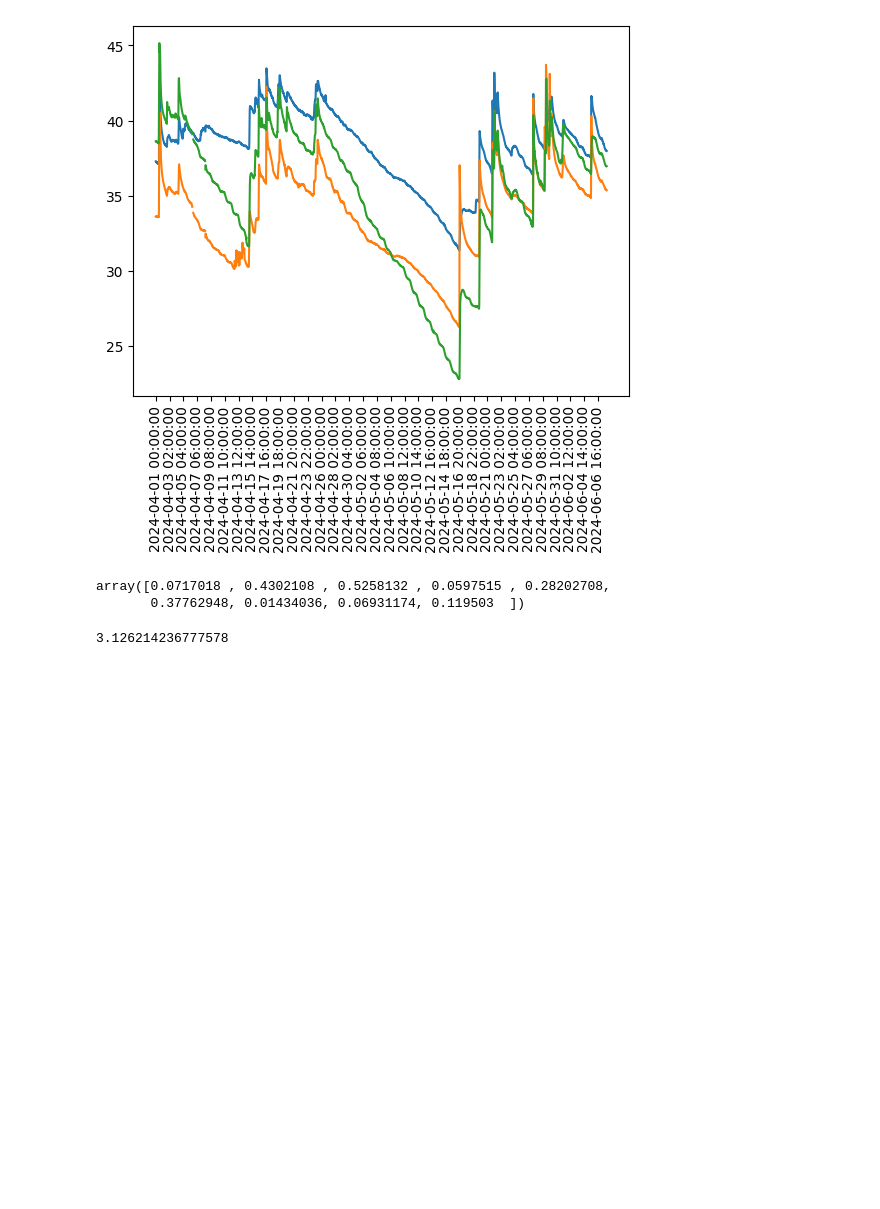
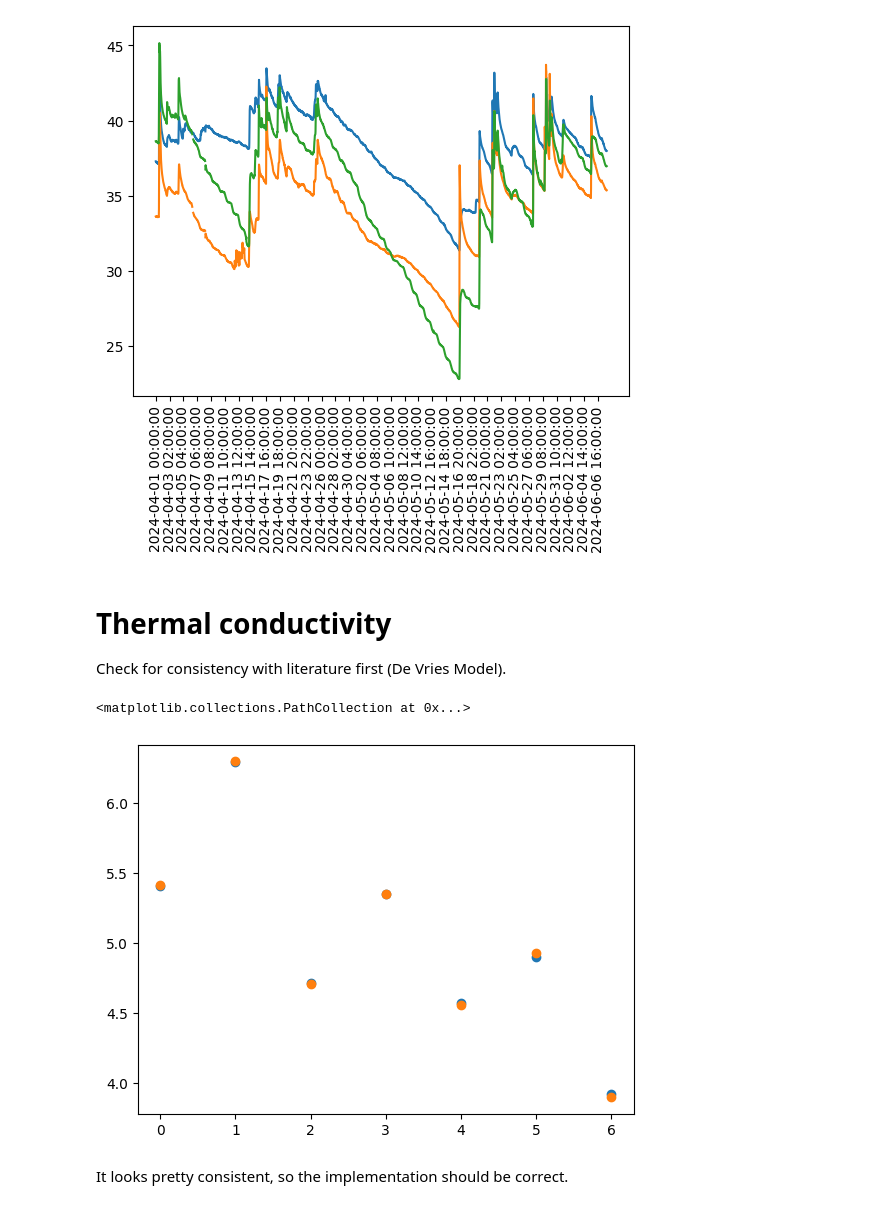
Before and after one commit to justusm00/ebc-project, a Jupyter notebook: data_2024/analysis_2024.ipynb, the cells around one changed output. Cells and saved outputs as stored; diff of their text form; code cells hidden in the pictures; blank space fills up the shorter version.

Commit message:
thermal conductivity now consistent with De Vries model

```diff
--- a/data_2024/analysis_2024.ipynb
+++ b/data_2024/analysis_2024.ipynb
@@ -267,15 +268,13 @@ plt.xticks(meteo_goew["TIMESTAMP_START"].unique()[::100], rotation = 90)
 plt.show()
 # %% [output]
 [figure]
-# %%
-import numpy as np
-a = 0.000239006# conversion from joules to calories
-vals = np.array([0.3, 1.8, 2.2, 0.25, 1.18, 1.58, 0.06, 0.29, 0.5])
-vals * a * 1e3
-# %% [output]
-array([0.0717018 , 0.4302108 , 0.5258132 , 0.0597515 , 0.28202708,
-       0.37762948, 0.01434036, 0.06931174, 0.119503  ])
+# %% [markdown]
+# Thermal conductivity
+Check for consistency with literature first (De Vries Model).
 # %%
+import numpy as np
+
+
 # some calculations to compare thermal conductivity to literature values
 
 def get_thermal_conductivity(x_water, x_soil, x_quartz, x_other, x_air, k_water, k_quartz, k_other, k_air, n):
@@ -284,50 +283,59 @@ def get_thermal_conductivity(x_water, x_soil, x_quartz, x_other, x_air, k_water,
 
     Original paper not available anywhere so see e.g. the following:
     https://www.sciencedirect.com/science/article/pii/0165232X81900410
 
     Args:
         water_content (_type_): _description_
     """
     # weighting factor for quartz
     F_quartz = 1 / 3 * (2 / (1+ 0.125 * (k_quartz / k_water - 1)) + 1 / (1+ 0.75 * (k_quartz / k_water - 1)))
     # weighting factor for other materials
     F_other = 1 / 3 * (2 / (1+ 0.125 * (k_other / k_water - 1)) + 1 / (1+ 0.75 * (k_other / k_water - 1)))
 
     # weighting factor for air
     if x_water > 0.09:
         ga = 0.333 - x_air / n * (0.333 - 0.035) # found conflicting info, best double check
     else:
         ga = 0.013 + 0.944 * x_water
     gc = 1 - 2 * ga
     F_air = 1 / 3 * (2 / (1+ ga * (k_air / k_water - 1)) + 1 / (1+ gc * (k_air / k_water - 1)))
 
     # compute thermal conductivity
     k = (k_water * x_water + F_air * k_air * x_air + F_quartz * k_quartz * x_quartz + F_other * k_other * x_other) / (x_water  + F_air * x_air + F_quartz * x_quartz + F_other * x_other)
     return k
 
 
-
-# x_water = 0.212
-# x_soil = 0.660
-# x_quartz = 0.594 * x_soil
-# x_other = 0.406 * x_soil
-# x_air = 0.128
-# k_water = 1.34
-# k_quartz = 21.6
-# k_other = 7.0
-# k_air = 0.059 + 0.066
-
-
-x_water = 0.043
-x_soil = 0.631
-x_quartz = 0.594 * x_soil
-x_other = 0.406 * x_soil
-x_air = 0.326
+# de vries values for thermal conductivities of components
 k_water = 1.34
 k_quartz = 21.6
 k_other = 7.0
+k_air = 0.059 + 0.066
 
-k_air = 0.059 + 0.066 * x_water / 0.03
-get_thermal_conductivity(x_water, x_soil, x_quartz, x_other, x_air, k_water, k_quartz, k_other, k_air, n = 1 - x_soil)
+
+
+# example data from p. 231, Table 7.5 in De Vries
+x_water = np.array([0.212, 0.203, 0.184, 0.117, 0.112, 0.102, 0.101])
+x_soil = np.array([0.660, 0.710, 0.632, 0.705, 0.665, 0.691, 0.631])
+x_air = np.array([0.128, 0.087, 0.184, 0.178, 0.223, 0.207, 0.268])
+
+# their values
+lam_lit = np.array([5.42, 6.30, 4.71, 5.35, 4.56, 4.93, 3.90])
+# our values
+lam_calc = []
+
+
+
+for x_w, x_s, x_a in zip(x_water, x_soil, x_air):
+    x_quartz = 0.606 * x_s
+    x_other = (1- 0.606) * x_s
+    lam = get_thermal_conductivity(x_w, x_s, x_quartz, x_other, x_a, k_water, k_quartz, k_other, k_air, n = 1 - x_s)
+    lam_calc.append(lam)
+
+
+plt.scatter(range(len(lam_calc)), lam_calc)
+plt.scatter(range(len(lam_lit)), lam_lit)
 # %% [output]
-3.126214236777578
+<matplotlib.collections.PathCollection at 0x...>
+[figure, added]
+# %% [markdown]
+It looks pretty consistent, so the implementation should be correct.
```
Also changed, not shown: parts of 1 cell of this notebook, 2 other files.
